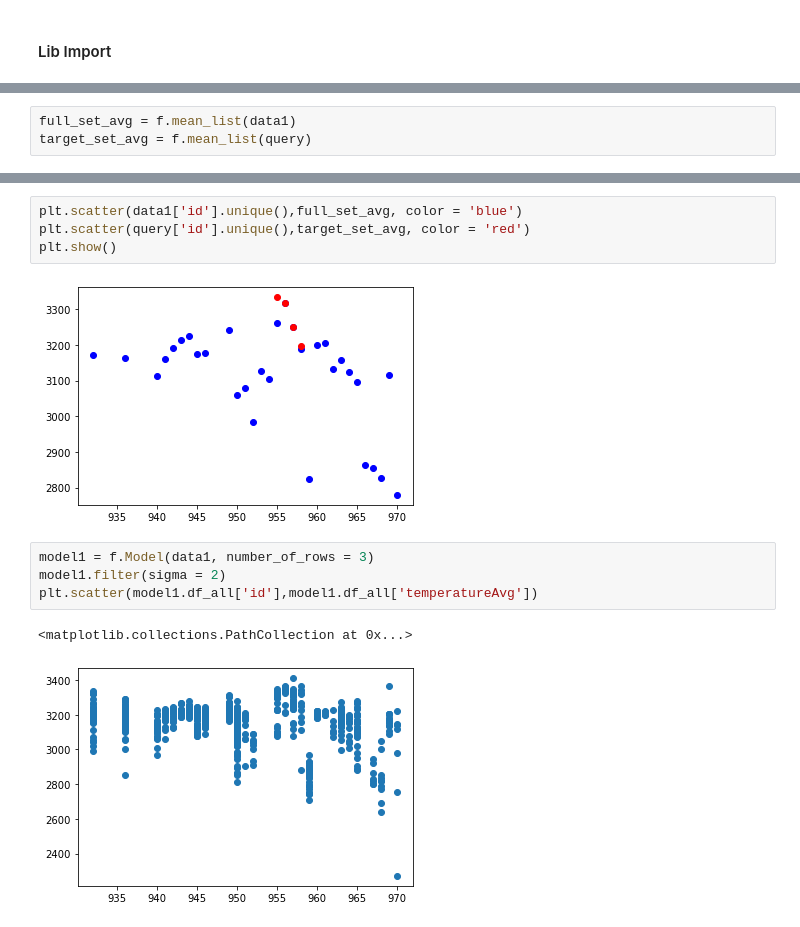
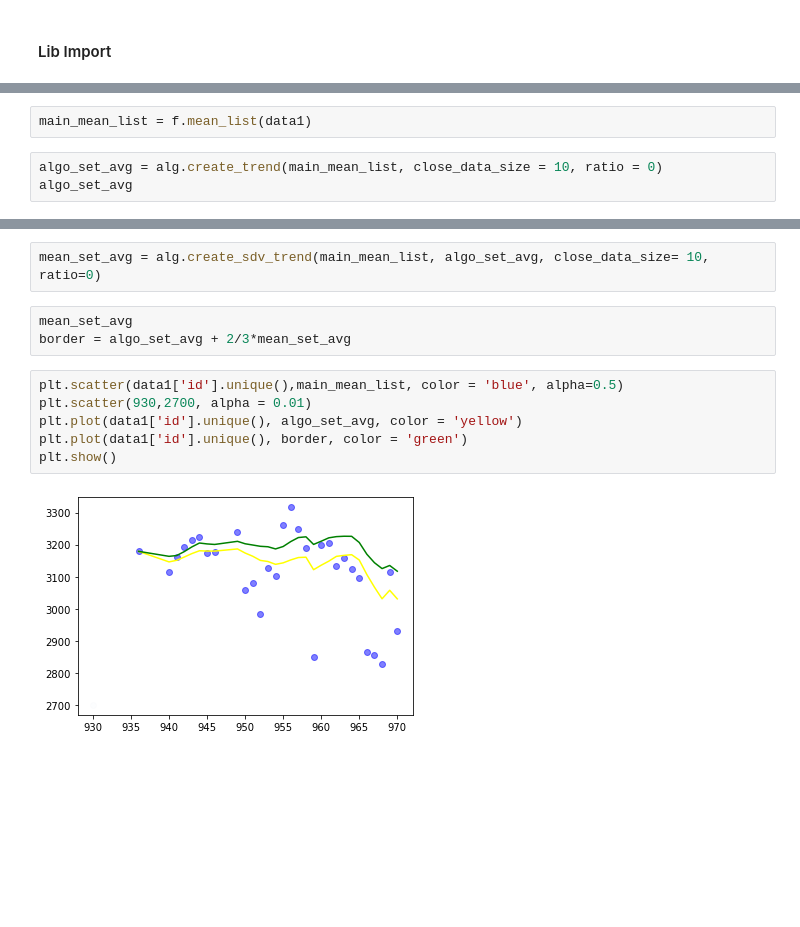
Before and after one commit to enotbeta/thermal-diplom, a Jupyter notebook: Main script.ipynb, the cells around one changed output, grey strips where cells are left out. Saved outputs shown, nothing was run; the diff lists cells and outputs as text; blank space fills up the shorter version.

Commit message:
Sdv trend implemented

```diff
--- a/Main script.ipynb
+++ b/Main script.ipynb
@@ -31,3 +45,5 @@ data1 = data1.loc[loc_query]
 # %%
-full_set_avg = f.mean_list(data1)
-target_set_avg = f.mean_list(query)
+main_mean_list = f.mean_list(data1)
+# %%
+algo_set_avg = alg.create_trend(main_mean_list, close_data_size = 10, ratio = 0)
+algo_set_avg
@@ -34,13 +59,13 @@ target_set_avg = f.mean_list(query)
+# %%
+mean_set_avg = alg.create_sdv_trend(main_mean_list, algo_set_avg, close_data_size= 10, ratio=0)
+# %%
+mean_set_avg
+border = algo_set_avg + 2/3*mean_set_avg
 # %%
-plt.scatter(data1['id'].unique(),full_set_avg, color = 'blue')
-plt.scatter(query['id'].unique(),target_set_avg, color = 'red')
+plt.scatter(data1['id'].unique(),main_mean_list, color = 'blue', alpha=0.5)
+plt.scatter(930,2700, alpha = 0.01)
+plt.plot(data1['id'].unique(), algo_set_avg, color = 'yellow')
+plt.plot(data1['id'].unique(), border, color = 'green')
 plt.show()
 # %% [output]
-[figure, old version]
+[figure, new version]
-# %%
-model1 = f.Model(data1, number_of_rows = 3)
-model1.filter(sigma = 2)
-plt.scatter(model1.df_all['id'],model1.df_all['temperatureAvg'])
-# %% [output]
-<matplotlib.collections.PathCollection at 0x...>
-[figure, removed]
```
Also changed, not shown: parts of 8 cells of this notebook, 2 other files.
